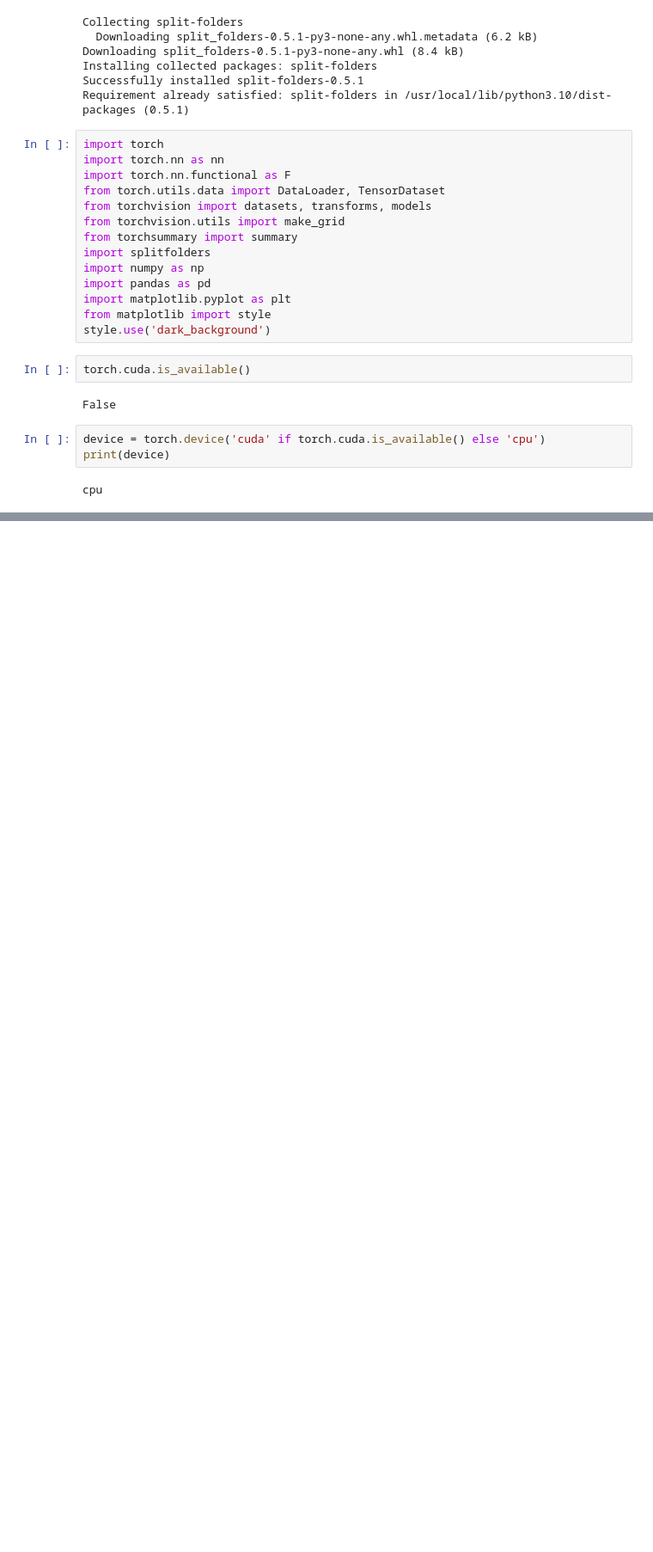
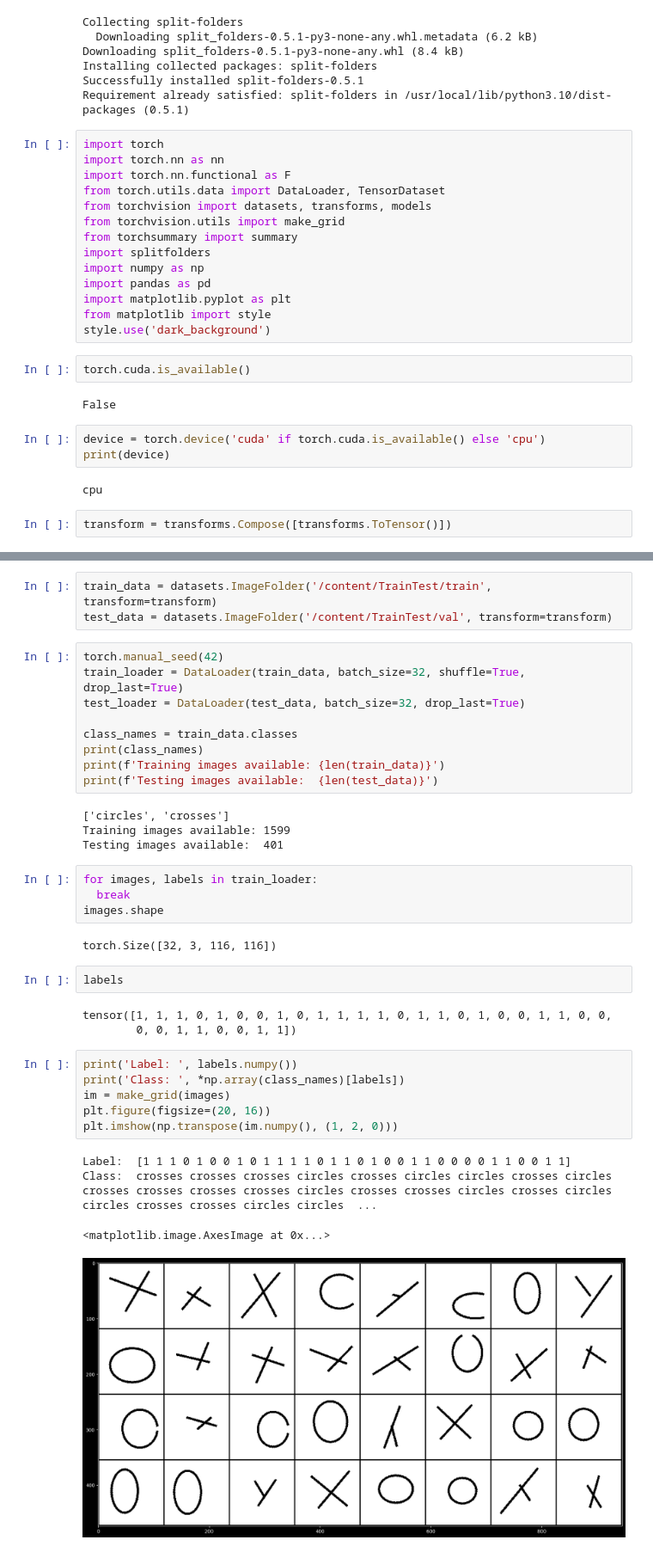
Before and after one commit to sfgrahman/custom_image_classification, a Jupyter notebook: NN_Custom_images.ipynb, the cells around one changed output, grey strips where cells are left out. Shown at 86% size. Cells and saved outputs as stored; diff of their text form; blank space fills up the shorter version.

```diff
--- a/NN_Custom_images.ipynb
+++ b/NN_Custom_images.ipynb
@@ -32,3 +32,5 @@ device = torch.device('cuda' if torch.cuda.is_available() else 'cpu')
 print(device)
 # %% [output]
 cpu
+# %%
+transform = transforms.Compose([transforms.ToTensor()])
@@ -34,0 +59,38 @@ cpu
+# %%
+train_data = datasets.ImageFolder('/content/TrainTest/train', transform=transform)
+test_data = datasets.ImageFolder('/content/TrainTest/val', transform=transform)
+# %%
+torch.manual_seed(42)
+train_loader = DataLoader(train_data, batch_size=32, shuffle=True, drop_last=True)
+test_loader = DataLoader(test_data, batch_size=32, drop_last=True)
+
+class_names = train_data.classes
+print(class_names)
+print(f'Training images available: {len(train_data)}')
+print(f'Testing images available:  {len(test_data)}')
+# %% [output]
+['circles', 'crosses']
+Training images available: 1599
+Testing images available:  401
+# %%
+for images, labels in train_loader:
+  break
+images.shape
+# %% [output]
+torch.Size([32, 3, 116, 116])
+# %%
+labels
+# %% [output]
+tensor([1, 1, 1, 0, 1, 0, 0, 1, 0, 1, 1, 1, 1, 0, 1, 1, 0, 1, 0, 0, 1, 1, 0, 0,
+        0, 0, 1, 1, 0, 0, 1, 1])
+# %%
+print('Label: ', labels.numpy())
+print('Class: ', *np.array(class_names)[labels])
+im = make_grid(images)
+plt.figure(figsize=(20, 16))
+plt.imshow(np.transpose(im.numpy(), (1, 2, 0)))
+# %% [output]
+Label:  [1 1 1 0 1 0 0 1 0 1 1 1 1 0 1 1 0 1 0 0 1 1 0 0 0 0 1 1 0 0 1 1]
+Class:  crosses crosses crosses circles crosses circles circles crosses circles crosses crosses crosses crosses circles crosses crosses circles crosses circles circles crosses crosses circles circles  ...
+<matplotlib.image.AxesImage at 0x...>
+[figure, added]
```
Also changed, not shown: parts of 8 cells of this notebook.
